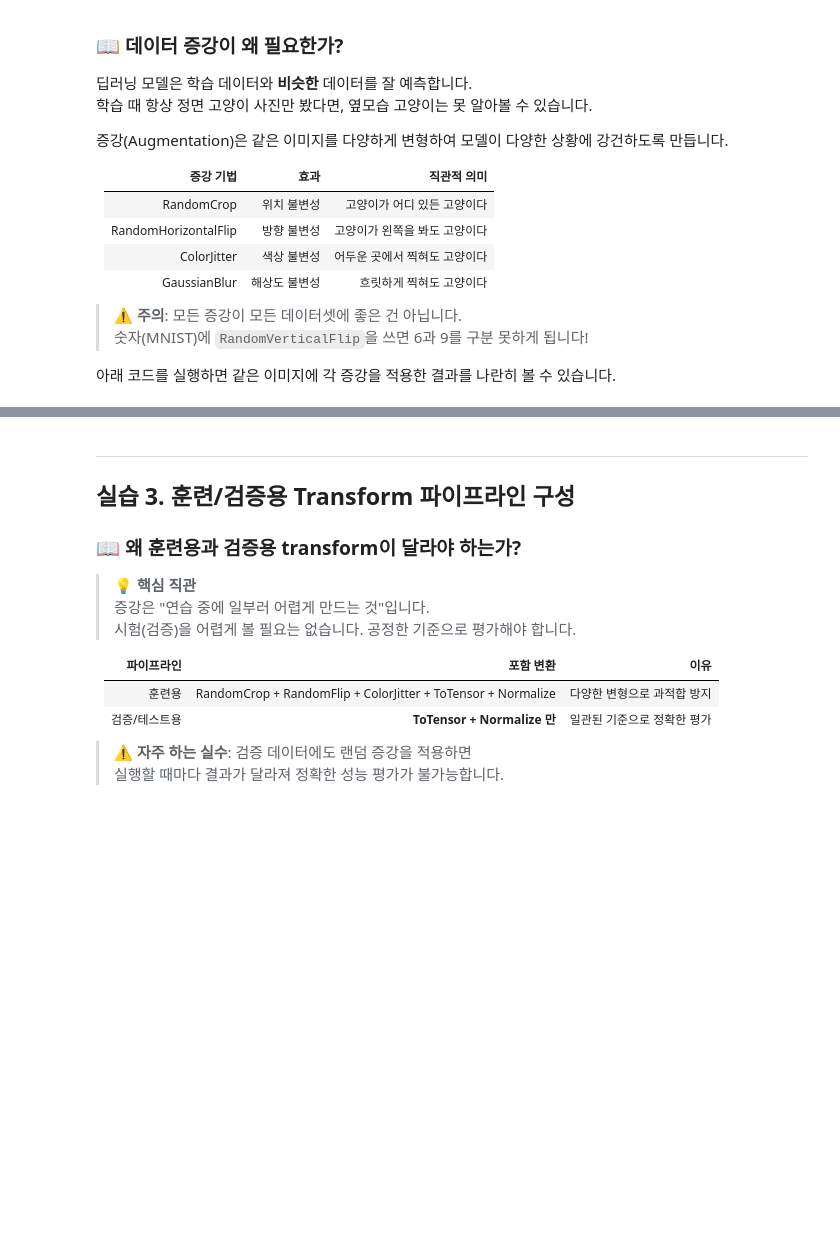
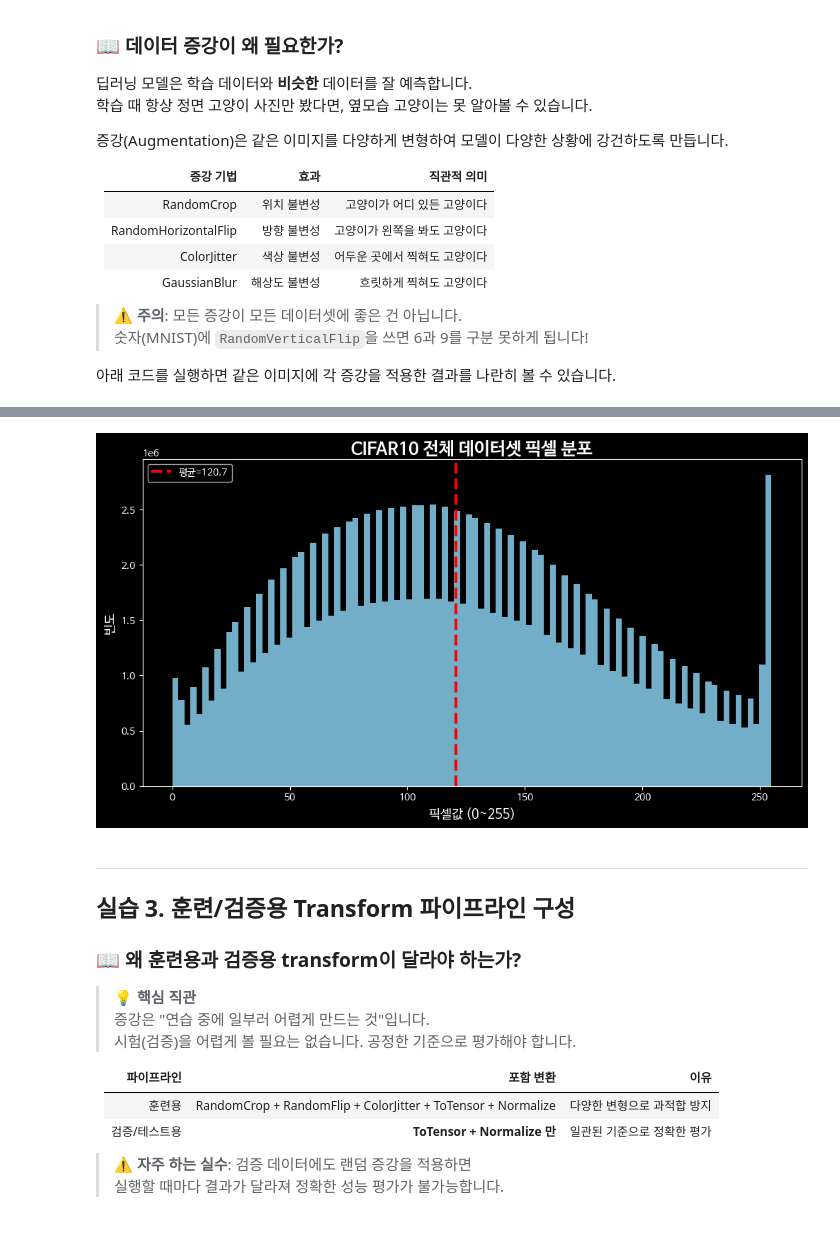
Before and after one commit to philipdekim-OnD01/RP2.CNN02, a Jupyter notebook: Section04_실습.ipynb, the cells around one changed output, grey strips where cells are left out. Cells and saved outputs as stored; diff of their text form; code cells hidden in the pictures; blank space fills up the shorter version.

```diff
--- a/Section04_실습.ipynb
+++ b/Section04_실습.ipynb
@@ -193,0 +457,87 @@ plt.tight_layout(); plt.show()
+# %%
+# ─────────────────────────────────────────────
+# CIFAR10 전체 데이터셋 분포 분석
+# ─────────────────────────────────────────────
+
+import numpy as np
+import matplotlib.pyplot as plt
+
+from torchvision.datasets import CIFAR10
+import torchvision.transforms as transforms
+
+# ---------------------------------------------
+# 1. CIFAR10 로드
+# ---------------------------------------------
+dataset = CIFAR10(
+    root='./data',
+    train=True,
+    download=True
+)
+
+# ---------------------------------------------
+# 2. 전체 이미지 픽셀 수집
+# ---------------------------------------------
+all_pixels = []
+
+# 전체 50,000장 반복
+for img, label in dataset:
+
+    # PIL → NumPy
+    img_np = np.array(img)
+
+    # (32,32,3) → 1차원 펼치기
+    pixels = img_np.flatten()
+
+    # 전체 리스트에 추가
+    all_pixels.extend(pixels)
+
+# NumPy 배열 변환
+all_pixels = np.array(all_pixels)
+
+print(f"전체 픽셀 수: {len(all_pixels):,}")
+
+# ---------------------------------------------
+# 3. 평균 / 표준편차 계산
+# ---------------------------------------------
+mean_val = np.mean(all_pixels)
+std_val = np.std(all_pixels)
+
+print(f"평균: {mean_val:.2f}")
+print(f"표준편차: {std_val:.2f}")
+
+# ---------------------------------------------
+# 4. 히스토그램 시각화
+# ---------------------------------------------
+plt.style.use('dark_background')
+
+plt.figure(figsize=(12,6))
+
+plt.hist(
+    all_pixels,
+    bins=100,
+    color='skyblue',
+    alpha=0.85
+)
+
+# 평균선
+plt.axvline(
+    mean_val,
+    color='red',
+    linestyle='--',
+    linewidth=3,
+    label=f'평균={mean_val:.1f}'
+)
+
+plt.title(
+    'CIFAR10 전체 데이터셋 픽셀 분포',
+    fontsize=18,
+    fontweight='bold'
+)
+
+plt.xlabel('픽셀값 (0~255)', fontsize=13)
+plt.ylabel('빈도', fontsize=13)
+
+plt.legend()
+
+plt.show()
+# %% [output]
@@ -194,3 +547,4 @@ plt.tight_layout(); plt.show()
+[figure, added]
 # %% [markdown]
 ---
 ## 실습 3. 훈련/검증용 Transform 파이프라인 구성
```
Also changed, not shown: parts of 21 cells of this notebook, 3 other files.
